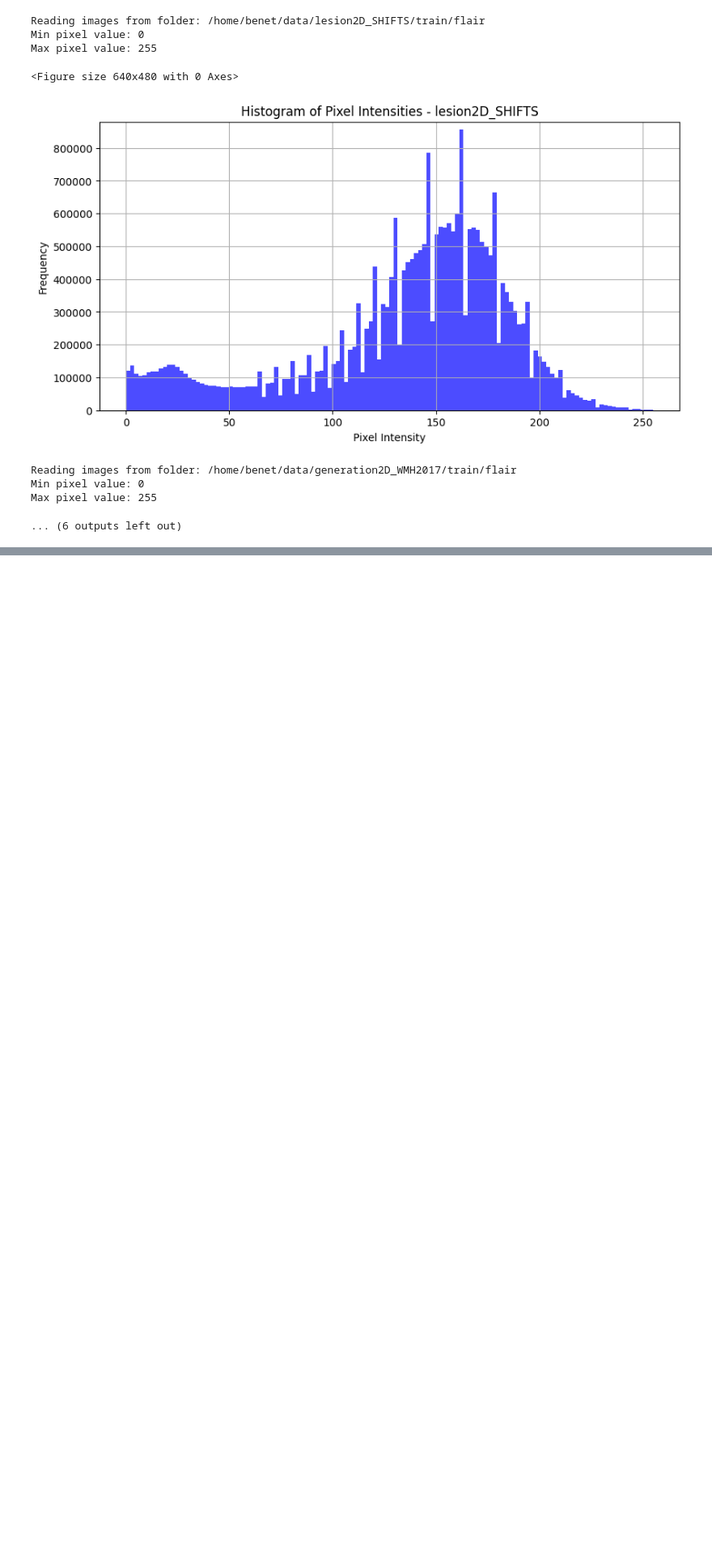
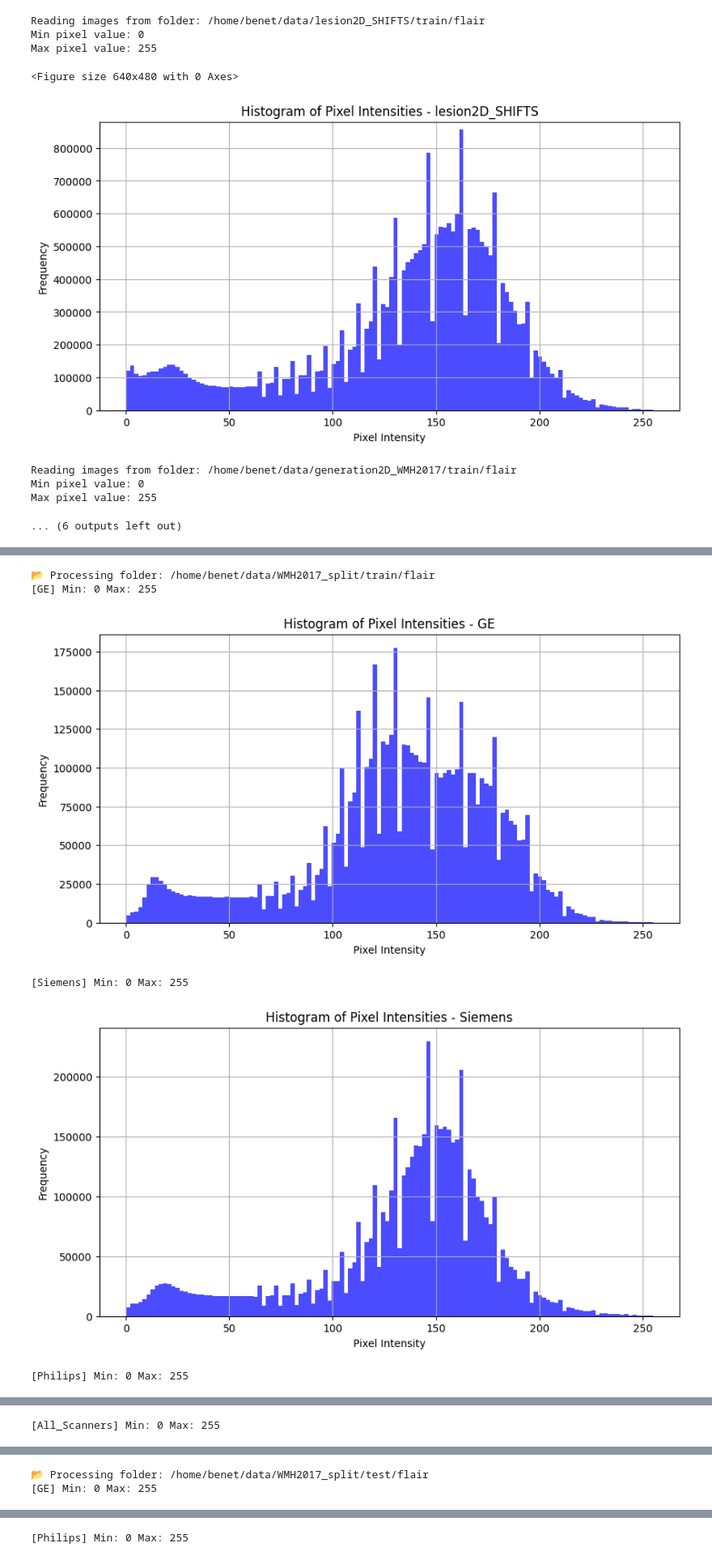
Before and after one commit to benetraco/tfg, a Jupyter notebook: dataset/dataset_inspection.ipynb, the cells around one changed output, grey strips where cells are left out. Shown at 81% size. Cells and saved outputs as stored; diff of their text form; code cells hidden in the pictures; blank space fills up the shorter version.

```diff
--- a/dataset/dataset_inspection.ipynb
+++ b/dataset/dataset_inspection.ipynb
@@ -96,0 +179,10 @@ Max pixel value: 255
+# %%
+generate_scanner_histograms("/home/benet/data/WMH2017_split/train/flair")
+generate_scanner_histograms("/home/benet/data/WMH2017_split/test/flair")
+# %% [output]
+📂 Processing folder: /home/benet/data/WMH2017_split/train/flair
+[GE] Min: 0 Max: 255
+[figure, added]
+[Siemens] Min: 0 Max: 255
+[figure, added]
+[Philips] Min: 0 Max: 255
@@ -96,0 +190 @@ Max pixel value: 255
+[All_Scanners] Min: 0 Max: 255
@@ -96,0 +192,2 @@ Max pixel value: 255
+📂 Processing folder: /home/benet/data/WMH2017_split/test/flair
+[GE] Min: 0 Max: 255
@@ -96,0 +195 @@ Max pixel value: 255
+[Philips] Min: 0 Max: 255
```
Also changed, not shown: parts of 5 cells of this notebook, 6 other files.
